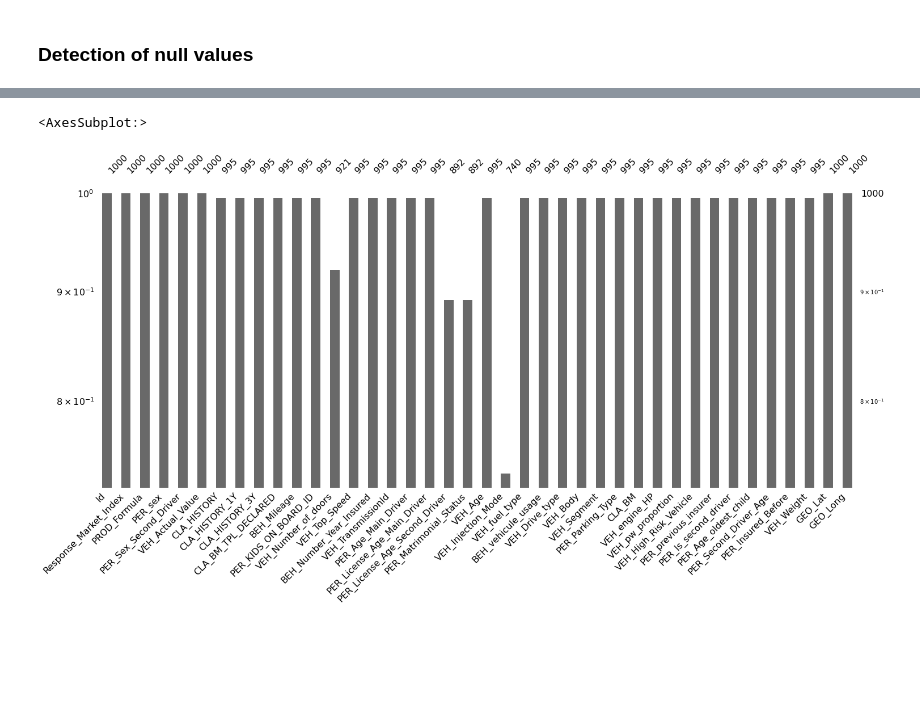
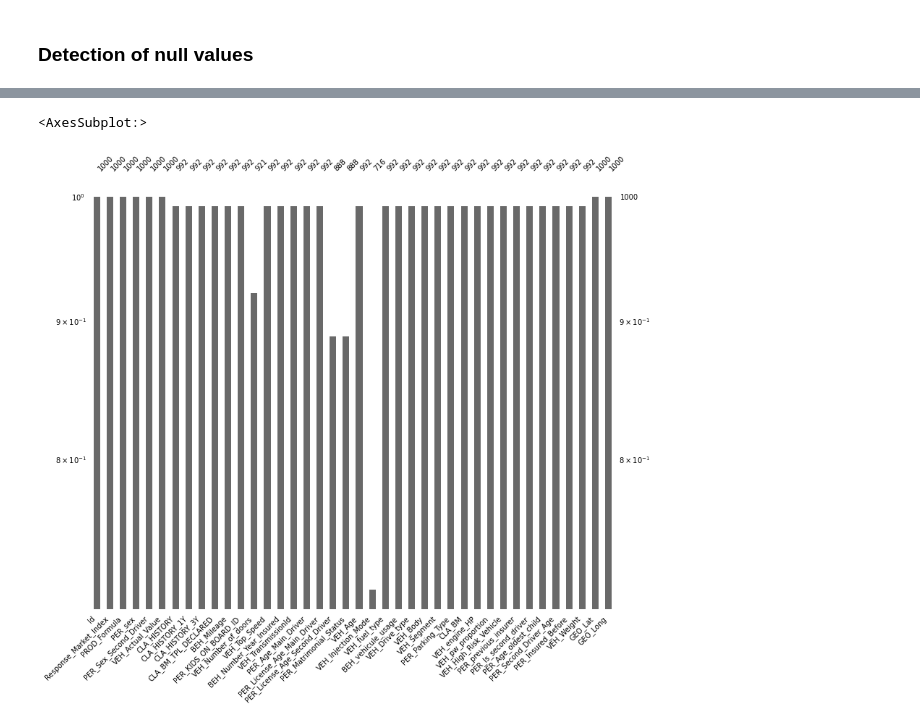
Before and after one commit to lechandouri/datascience_assignments, a Jupyter notebook: assignment_1.ipynb, the cells around one changed output, grey strips where cells are left out. Drawn from its saved outputs; the diff is of its cells as text; code cells hidden in the pictures; blank space fills up the shorter version.

Commit message:
update null values analysis

```diff
--- a/assignment_1.ipynb
+++ b/assignment_1.ipynb
@@ -19,3 +14,7 @@ dataset_types = pd.read_csv('data_type.csv', sep=';')
+# %%
+dataset_type = pd.read_csv('data_type.csv', sep=';')
+variable_types = dict(zip(dataset_type.VarName, dataset_type.Type))
+dataset = pd.read_csv('data_train_insurance.csv', sep=';', dtype=variable_types, na_values='?')
 # %%
 dataset.shape
 # %% [output]
@@ -80,2 +58,2 @@ Name: GEO_Long, Length: 555, dtype: int64
 # %%
-dataset = dataset.replace('?', np.nan)
+dataset[['PER_Age_oldest_child','PER_Second_Driver_Age','PER_License_Age_Second_Driver']].replace([-99,-1], np.nan, inplace=True)
@@ -133,6 +85,6 @@ msno.matrix(dataset.sample(250))
 # %%
-msno.bar(dataset.sample(1000),log=True)
+msno.bar(dataset.sample(1000),log=True,figsize=(13, 11),fontsize=10)
 # %% [output]
 <AxesSubplot:>
-[figure, old version]
+[figure, new version]
 # %%
```
Also changed, not shown: parts of 18 cells of this notebook.
